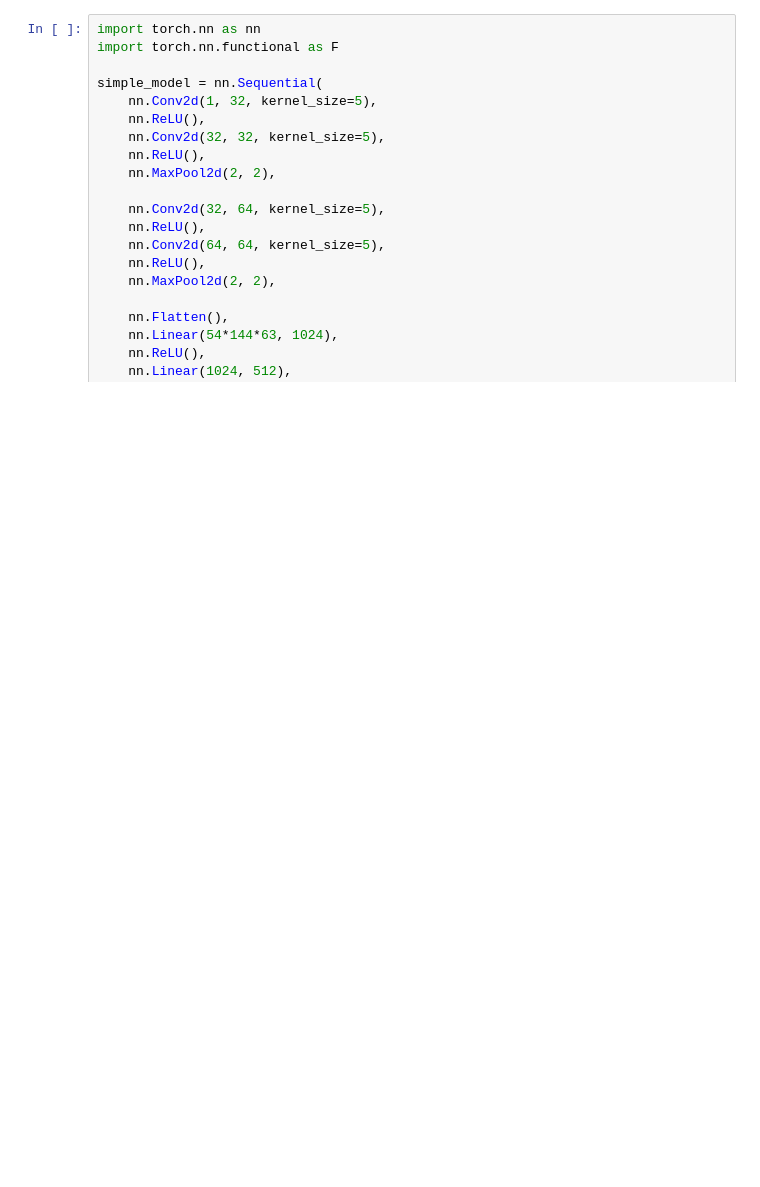
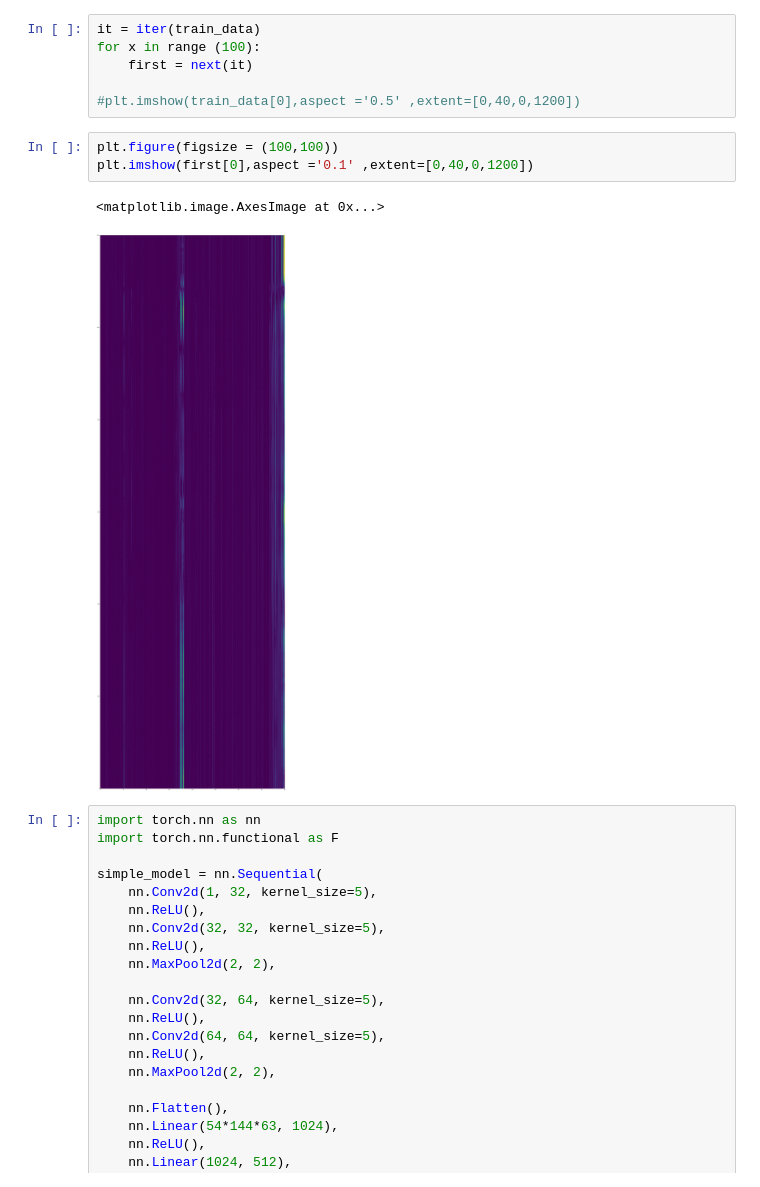
Before and after one commit to crashingstar/FYP, a Jupyter notebook: FYP.ipynb, the cells around one changed output. Saved outputs shown, nothing was run; the diff lists cells and outputs as text; blank space fills up the shorter version.

```diff
--- a/FYP.ipynb
+++ b/FYP.ipynb
@@ -89,3 +121,15 @@ torch.Size([45, 1, 600, 276])
+# %%
+it = iter(train_data)
+for x in range (100):
+    first = next(it)
+
+#plt.imshow(train_data[0],aspect ='0.5' ,extent=[0,40,0,1200])
+# %%
+plt.figure(figsize = (100,100))
+plt.imshow(first[0],aspect ='0.1' ,extent=[0,40,0,1200])
+# %% [output]
+<matplotlib.image.AxesImage at 0x...>
+[figure, added]
 # %%
 import torch.nn as nn
 import torch.nn.functional as F
```
Also changed, not shown: parts of 10 cells of this notebook, 2 other files.
